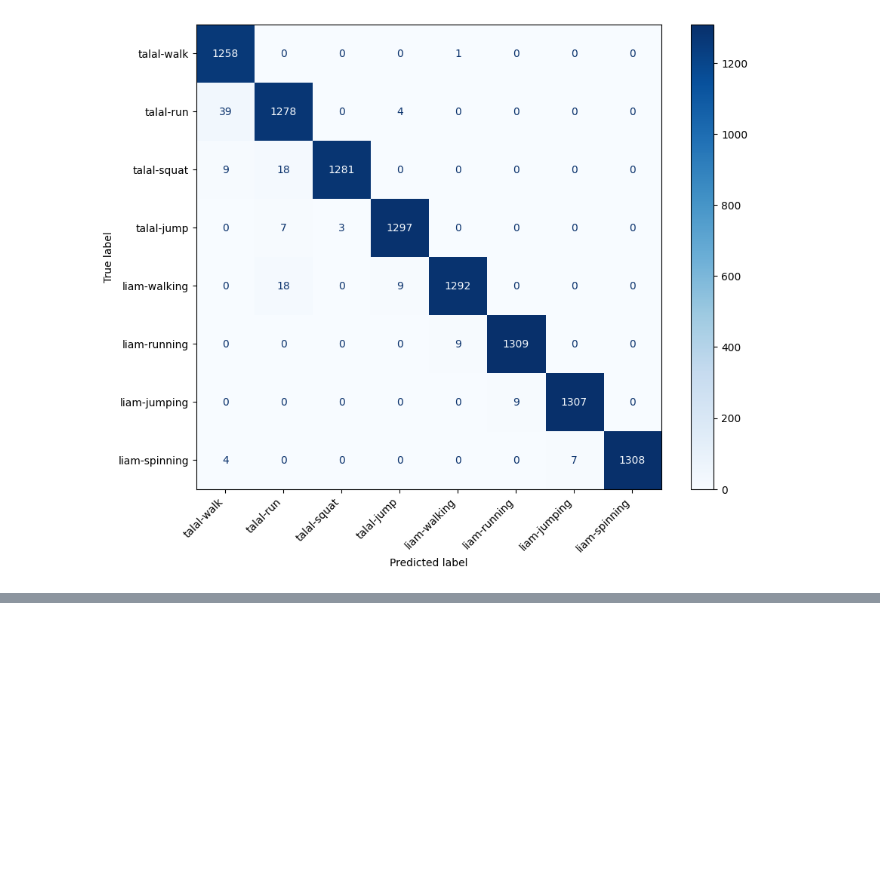
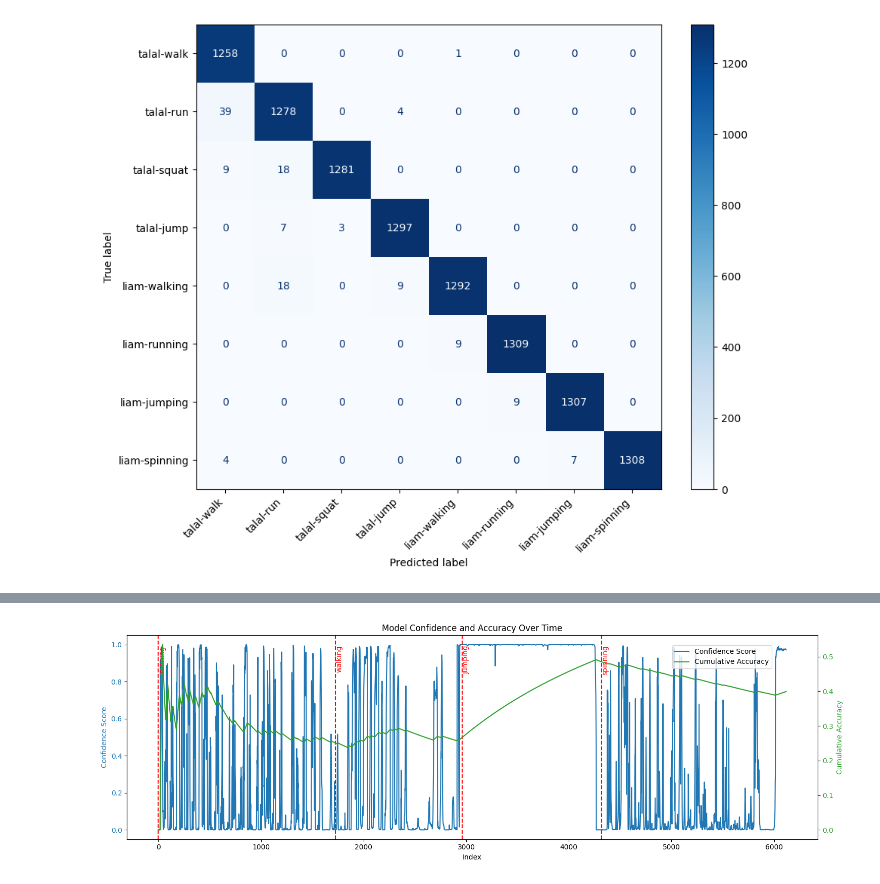
Before and after one commit to TreasureJim/ml-class-rnn-classifier, a Jupyter notebook: model.ipynb, the cells around one changed output, grey strips where cells are left out. Saved outputs shown, nothing was run; the diff lists cells and outputs as text; code cells hidden in the pictures; blank space fills up the shorter version.

```diff
--- a/model.ipynb
+++ b/model.ipynb
@@ -291,0 +392,15 @@ plt.show()
+# %%
+# Make predictions
+predictions = best_model.predict(X_windows)
+
+# If the model outputs probabilities, take the argmax to get predicted classes
+predicted_classes = np.argmax(predictions, axis=1)
+
+# Confidence scores (max probability for each prediction)
+correct_class_confidence_scores = predictions[np.arange(len(predictions)), y_windows]
+
+# Calculate correctness of each prediction
+correctness = (predicted_classes == y_windows).astype(int)
+
+# Calculate cumulative accuracy up to each point
+cumulative_accuracy = np.cumsum(correctness) / (np.arange(1, len(correctness) + 1))
@@ -291,0 +409,40 @@ plt.show()
+# %%
+# Define positions for vertical lines based on earlier code
+positions = [0, 0.28, 0.48, 0.70, 1.0]
+N = len(continuous_test)
+bins = [int(N * pos) for pos in positions]
+bins[-1] = N
+
+# Plot confidence scores and cumulative accuracy
+fig, ax1 = plt.subplots(figsize=(15, 5))
+
+color = 'tab:blue'
+ax1.set_xlabel('Index')
+ax1.set_ylabel('Confidence Score', color=color)
+ax1.plot(correct_class_confidence_scores, color=color, label='Confidence Score')
+ax1.tick_params(axis='y', labelcolor=color)
+
+# Create a second y-axis for cumulative accuracy
+ax2 = ax1.twinx()  # Instantiate a second axes that shares the same x-axis
+
+color = 'tab:green'
+ax2.set_ylabel('Cumulative Accuracy', color=color)
+ax2.plot(cumulative_accuracy, color=color, label='Cumulative Accuracy')
+ax2.tick_params(axis='y', labelcolor=color)
+
+# Add vertical lines and labels
+for bin_edge, label in zip(bins[:-1], labels):
+    ax1.axvline(x=bin_edge, color='red', linestyle='--')
+    y_min, y_max = ax1.get_ylim()
+    y_pos = y_max - (y_max - y_min) * 0.05
+    ax1.text(bin_edge, y_pos, label, rotation=90, verticalalignment='top', color='red')
+
+# Add legends
+fig.legend(loc='upper right', bbox_to_anchor=(0.9, 0.9))
+
+# Adjust layout
+plt.title('Model Confidence and Accuracy Over Time')
+plt.tight_layout()
+plt.show()
+# %% [output]
+[figure, added]
```
Also changed, not shown: parts of 10 cells of this notebook, 10 other files.
